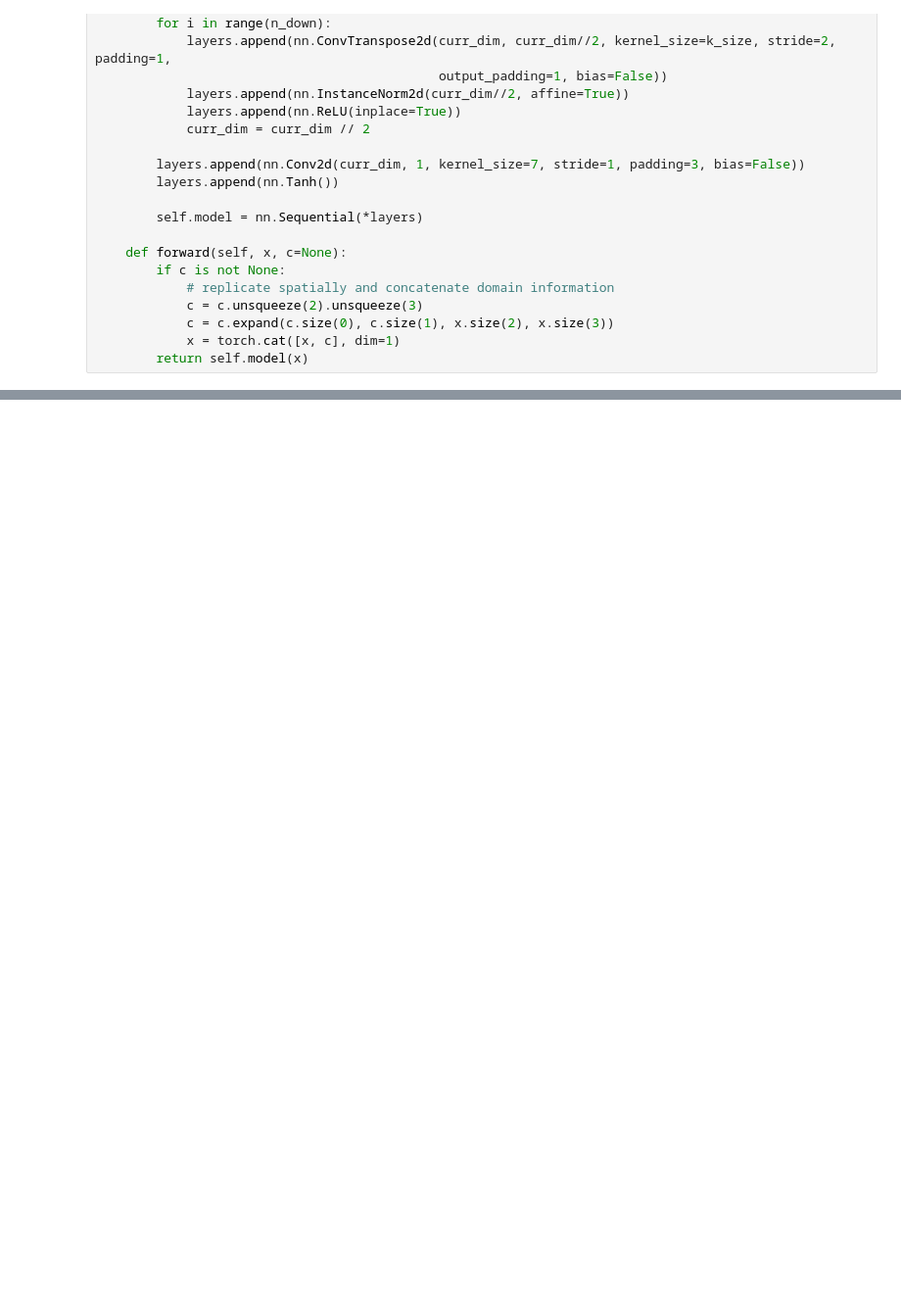
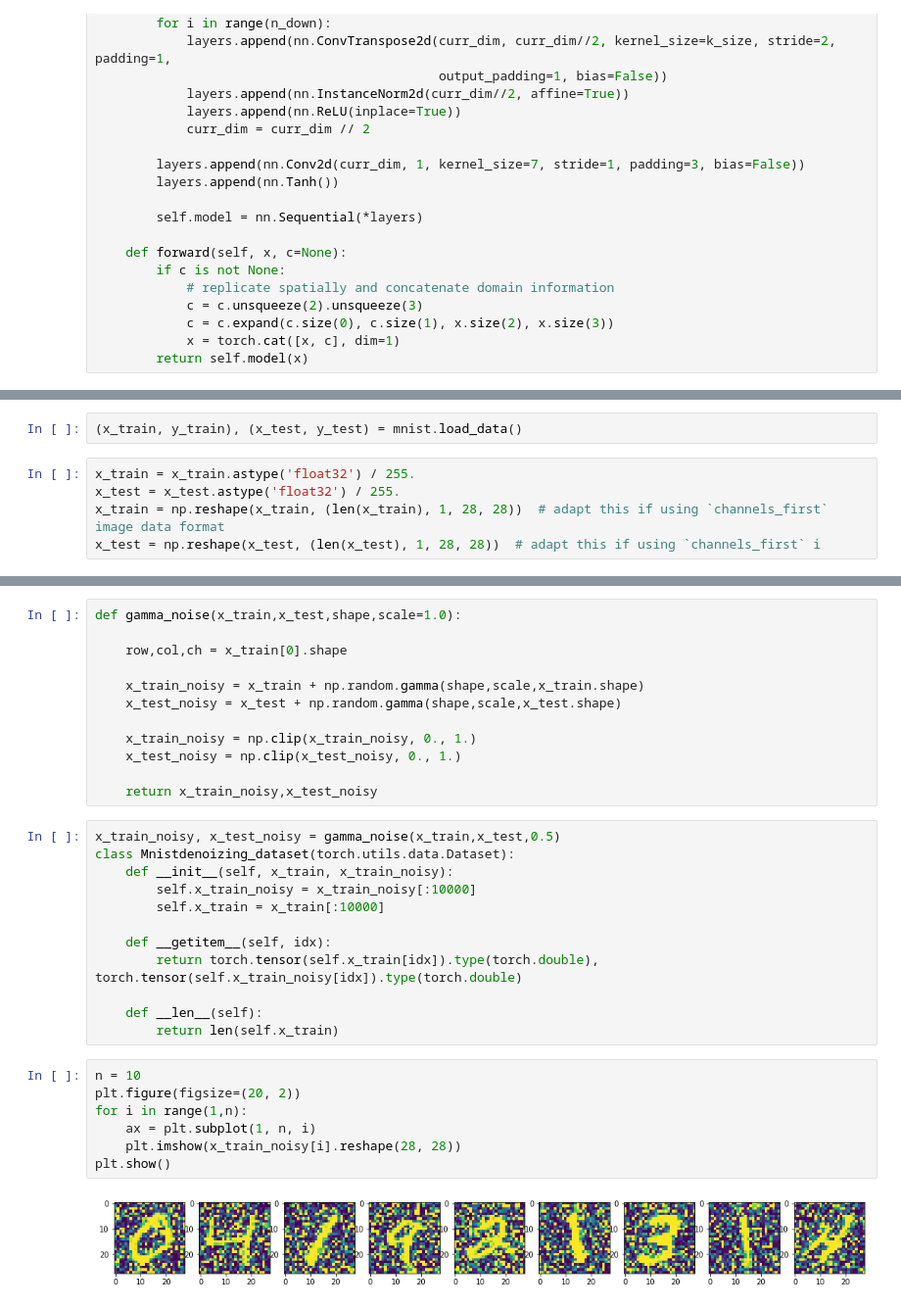
Before and after one commit to tema7707/Course-work-3, a Jupyter notebook: autoencoder_test.ipynb, the cells around one changed output, grey strips where cells are left out. Shown at 98% size. Cells and saved outputs as stored; diff of their text form; blank space fills up the shorter version.

```diff
--- a/autoencoder_test.ipynb
+++ b/autoencoder_test.ipynb
@@ -264,0 +220,7 @@ Estimated Total Size (MB): 54.99
+# %%
+(x_train, y_train), (x_test, y_test) = mnist.load_data()
+# %%
+x_train = x_train.astype('float32') / 255.
+x_test = x_test.astype('float32') / 255.
+x_train = np.reshape(x_train, (len(x_train), 1, 28, 28))  # adapt this if using `channels_first` image data format
+x_test = np.reshape(x_test, (len(x_test), 1, 28, 28))  # adapt this if using `channels_first` i
@@ -264,0 +256,33 @@ Estimated Total Size (MB): 54.99
+# %%
+def gamma_noise(x_train,x_test,shape,scale=1.0):
+
+    row,col,ch = x_train[0].shape
+
+    x_train_noisy = x_train + np.random.gamma(shape,scale,x_train.shape)
+    x_test_noisy = x_test + np.random.gamma(shape,scale,x_test.shape)
+
+    x_train_noisy = np.clip(x_train_noisy, 0., 1.)
+    x_test_noisy = np.clip(x_test_noisy, 0., 1.)
+
+    return x_train_noisy,x_test_noisy
+# %%
+x_train_noisy, x_test_noisy = gamma_noise(x_train,x_test,0.5)
+class Mnistdenoizing_dataset(torch.utils.data.Dataset):
+    def __init__(self, x_train, x_train_noisy):
+        self.x_train_noisy = x_train_noisy[:10000]
+        self.x_train = x_train[:10000]
+
+    def __getitem__(self, idx):
+        return torch.tensor(self.x_train[idx]).type(torch.double), torch.tensor(self.x_train_noisy[idx]).type(torch.double)
+
+    def __len__(self):
+        return len(self.x_train)
+# %%
+n = 10
+plt.figure(figsize=(20, 2))
+for i in range(1,n):
+    ax = plt.subplot(1, n, i)
+    plt.imshow(x_train_noisy[i].reshape(28, 28))
+plt.show()
+# %% [output]
+[figure, added]
```
Also changed, not shown: parts of 22 cells of this notebook, 4 other files.
